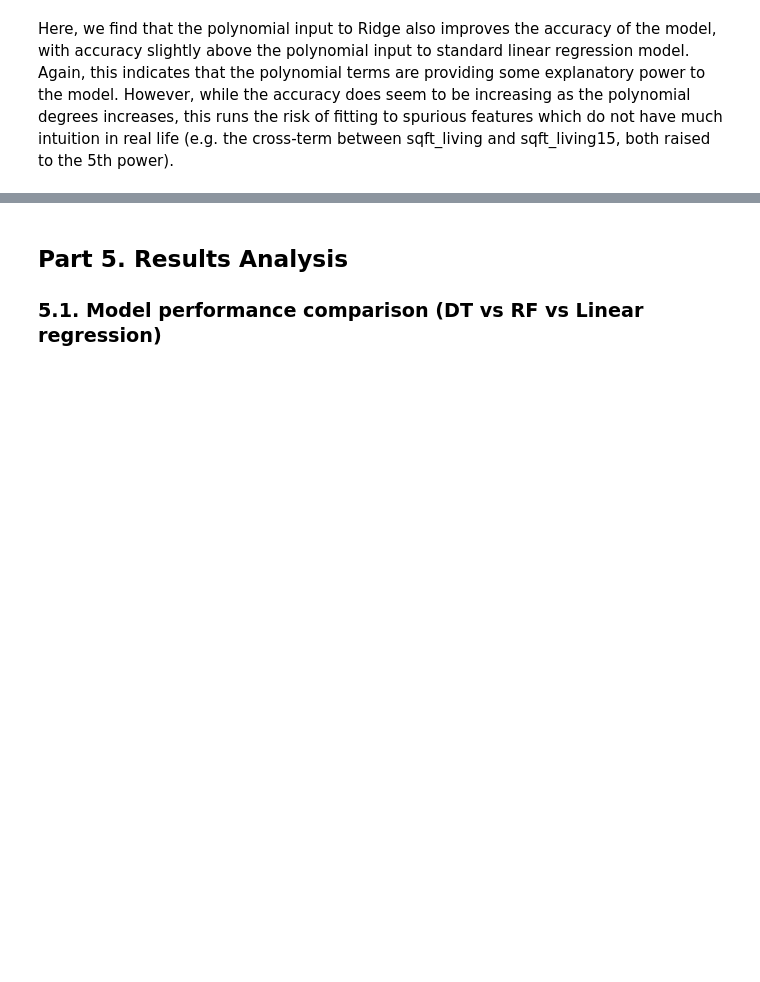
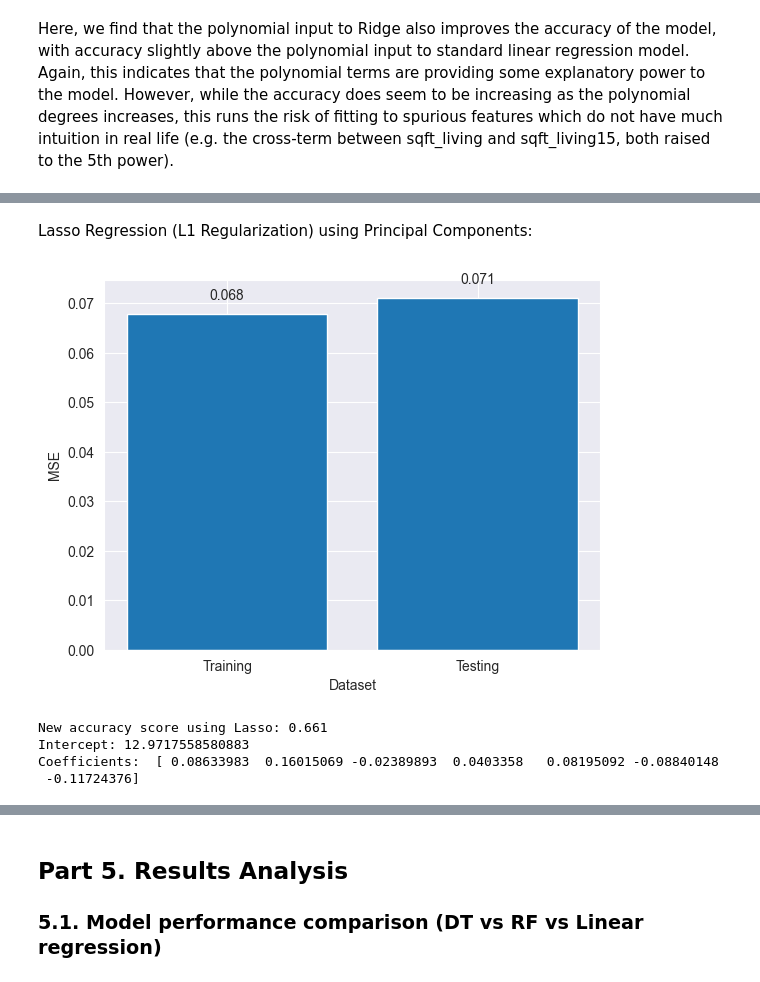
Before and after one commit to nyipuchicago/ML_project1, a Jupyter notebook: Project 1 Final.ipynb, the cells around one changed output, grey strips where cells are left out. Saved outputs shown, nothing was run; the diff lists cells and outputs as text; code cells hidden in the pictures; blank space fills up the shorter version.

```diff
--- a/Project 1 Final.ipynb
+++ b/Project 1 Final.ipynb
@@ -1302,0 +1530,43 @@ Here, we find that the polynomial input to Ridge also improves the accuracy of t
+# %% [markdown]
+Lasso Regression (L1 Regularization) using Principal Components:
+# %%
+# Lasso Regression
+l1_reg_results = pd.DataFrame()
+alphas = [i * 0.01 for i in range (1, 101)]
+for alpha in alphas:
+    reg_l1 = Lasso(alpha=alpha, random_state=42)
+    reg_l1.fit(X_train, y_train)
+
+    # Make predictions on the training set and testing set
+    y_train_pred = reg_l1.predict(X_train)
+    y_test_pred = reg_l1.predict(X_test)
+
+    lasso_accuracy = r2_score(y_test, y_test_pred)
+
+    # Print results if alpha == 0.01
+    if alpha == 0.01:
+        # Calculate mean squared error (MSE), mean absolute error (MAE), and R-squared
+        test_mse = mean_squared_error(y_test, y_test_pred)
+        test_mae = mean_absolute_error(y_test, y_test_pred)
+        train_mse = mean_squared_error(y_train, y_train_pred)
+
+        # Plot the MSE for the training set and testing set
+        container = plt.bar(["Training", "Testing"], [train_mse, test_mse])
+        plt.bar_label(container, labels=[round(train_mse, 3), round(test_mse, 3)], padding=8)
+        plt.xlabel("Dataset")
+        plt.ylabel("MSE")
+        plt.show()
+
+        # Print the results
+        print(f"New accuracy score using Lasso: {lasso_accuracy:.3f}")
+        print(f"Intercept: {reg_l1.intercept_}")
+        print("Coefficients: ", reg_l1.coef_)
+
+    # Store results in DataFrame
+    l1_reg_results.loc[alpha, "accuracy"] = lasso_accuracy
+# %% [output]
+[figure, added]
+New accuracy score using Lasso: 0.661
+Intercept: 12.9717558580883
+Coefficients:  [ 0.08633983  0.16015069 -0.02389893  0.0403358   0.08195092 -0.08840148
+ -0.11724376]
```
Also changed, not shown: parts of 51 cells of this notebook.
